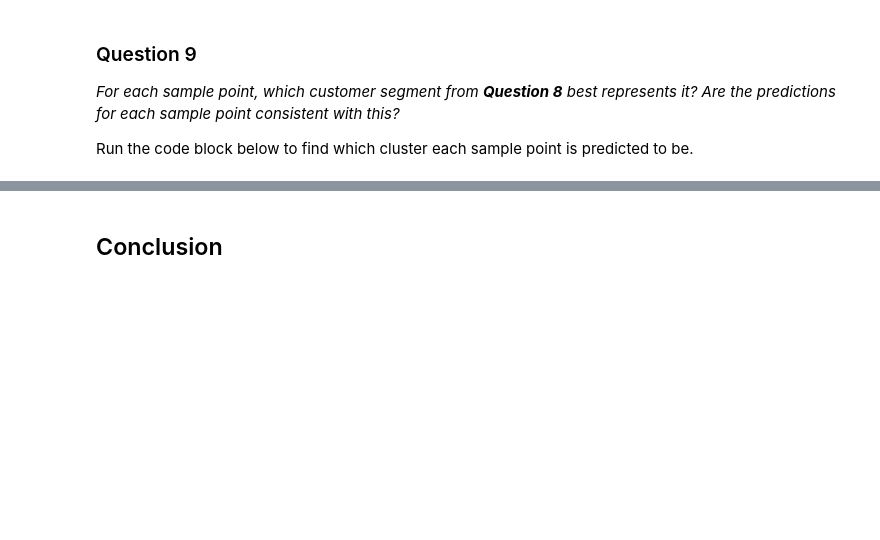
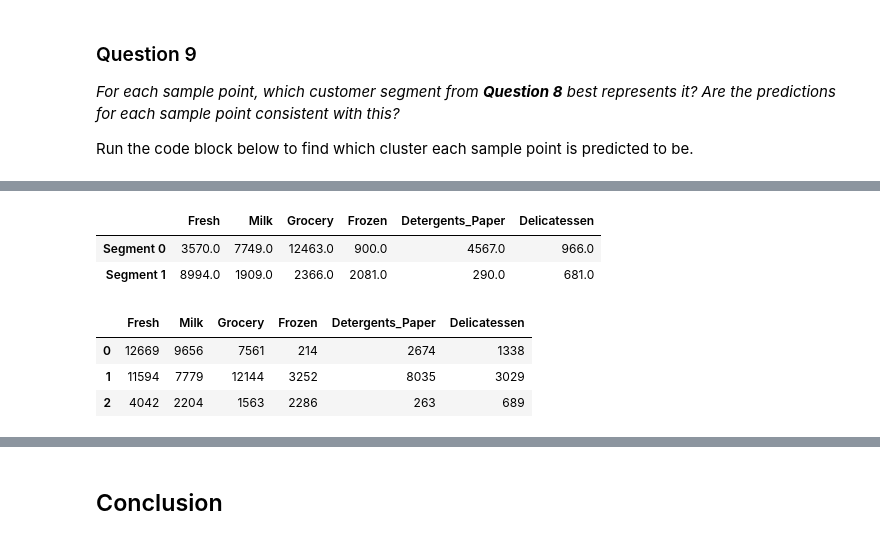
Before and after one commit to theofanislekkas/mlnd, a Jupyter notebook: customer_segments/customer_segments.ipynb, the cells around one changed output, grey strips where cells are left out. Saved outputs shown, nothing was run; the diff lists cells and outputs as text; code cells hidden in the pictures; blank space fills up the shorter version.

```diff
--- a/customer_segments/customer_segments.ipynb
+++ b/customer_segments/customer_segments.ipynb
@@ -512,3 +525,16 @@ Sample point 2 predicted to be in Cluster 0
+# %%
+true_centers
+# %% [output]
+|  | Fresh | Milk | Grocery | Frozen | Detergents_Paper | Delicatessen |
+| Segment 0 | 3570.0 | 7749.0 | 12463.0 | 900.0 | 4567.0 | 966.0 |
+| Segment 1 | 8994.0 | 1909.0 | 2366.0 | 2081.0 | 290.0 | 681.0 |
+# %%
+display(samples)
+# %% [output]
+|  | Fresh | Milk | Grocery | Frozen | Detergents_Paper | Delicatessen |
+| 0 | 12669 | 9656 | 7561 | 214 | 2674 | 1338 |
+| 1 | 11594 | 7779 | 12144 | 3252 | 8035 | 3029 |
+| 2 | 4042 | 2204 | 1563 | 2286 | 263 | 689 |
 # %% [markdown]
 **Answer:**
 
```
Also changed, not shown: parts of 14 cells of this notebook.
